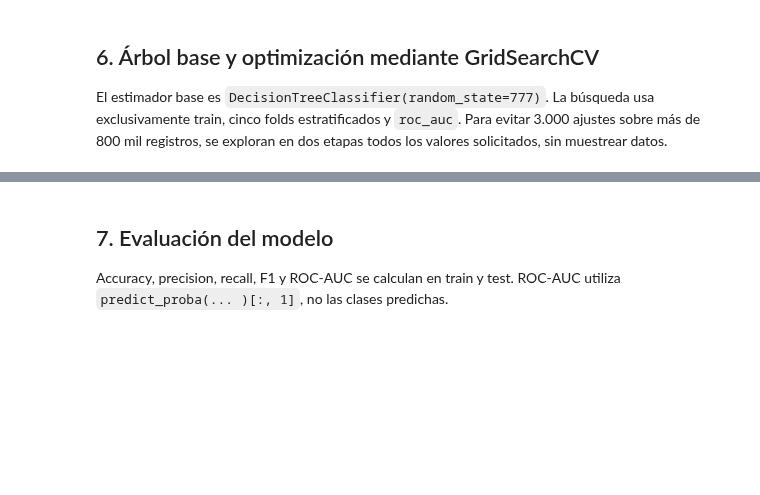
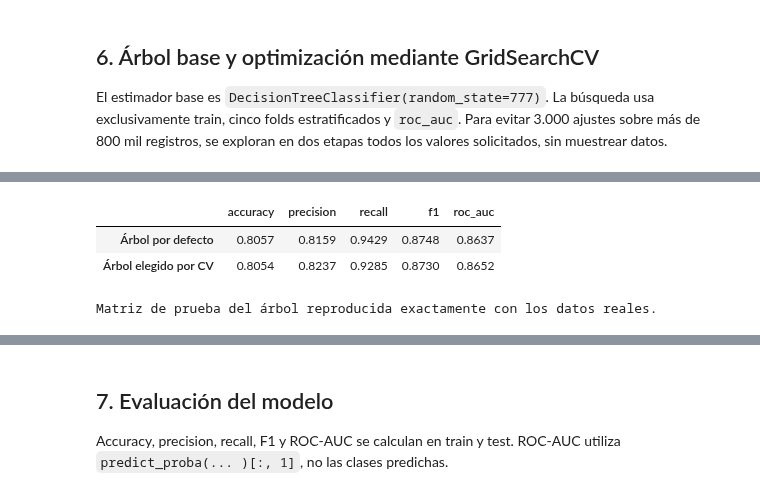
Before and after one commit to lpzealexjoelquispeti-dot/Mineria-de-Datos-Internet, a Jupyter notebook: notebooks/H3_2_Arbol_Clasificacion_Internet_LaPaz.ipynb, the cells around one changed output, grey strips where cells are left out. Cells and saved outputs as stored; diff of their text form; code cells hidden in the pictures; blank space fills up the shorter version.

```diff
--- a/notebooks/H3_2_Arbol_Clasificacion_Internet_LaPaz.ipynb
+++ b/notebooks/H3_2_Arbol_Clasificacion_Internet_LaPaz.ipynb
@@ -133,0 +161,24 @@ display(grid_resultados.sort_values('rank_test_score').head(10))
+# %%
+import numpy as np
+from src.logistic_regression import preparar_dataset_modelo, dividir_train_test
+from src.decision_tree_classification import evaluar_modelo
+datos = preparar_dataset_modelo(RAIZ, prefer_cache=True)
+X_train, X_test, y_train, y_test, _, _ = dividir_train_test(datos.X, datos.y, datos.indices)
+pipeline_base.fit(X_train, y_train)
+evaluacion_base = evaluar_modelo(pipeline_base, X_test, y_test)
+pipeline_elegido = crear_pipeline()
+pipeline_elegido.set_params(**{
+    'modelo__'+k:v for k,v in resultados['gridsearch']['mejores_parametros'].items()
+})
+pipeline_elegido.fit(X_train, y_train)
+evaluacion_elegida = evaluar_modelo(pipeline_elegido, X_test, y_test)
+display(pd.DataFrame({'Árbol por defecto':evaluacion_base['metricas'],
+                      'Árbol elegido por CV':evaluacion_elegida['metricas']}).T.round(4))
+assert np.array_equal(evaluacion_elegida['matriz_confusion']['matriz'],
+                      resultados['matriz_confusion_test']['matriz'])
+print('Matriz de prueba del árbol reproducida exactamente con los datos reales.')
+# %% [output]
+|  | accuracy | precision | recall | f1 | roc_auc |
+| Árbol por defecto | 0.8057 | 0.8159 | 0.9429 | 0.8748 | 0.8637 |
+| Árbol elegido por CV | 0.8054 | 0.8237 | 0.9285 | 0.8730 | 0.8652 |
+Matriz de prueba del árbol reproducida exactamente con los datos reales.
```
Also changed, not shown: parts of 8 cells of this notebook, 1 other file.
